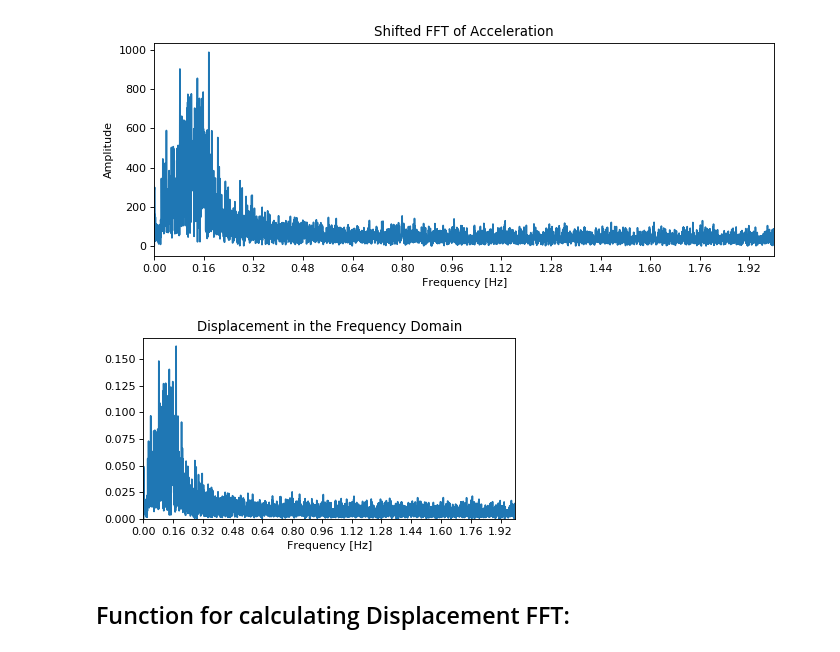
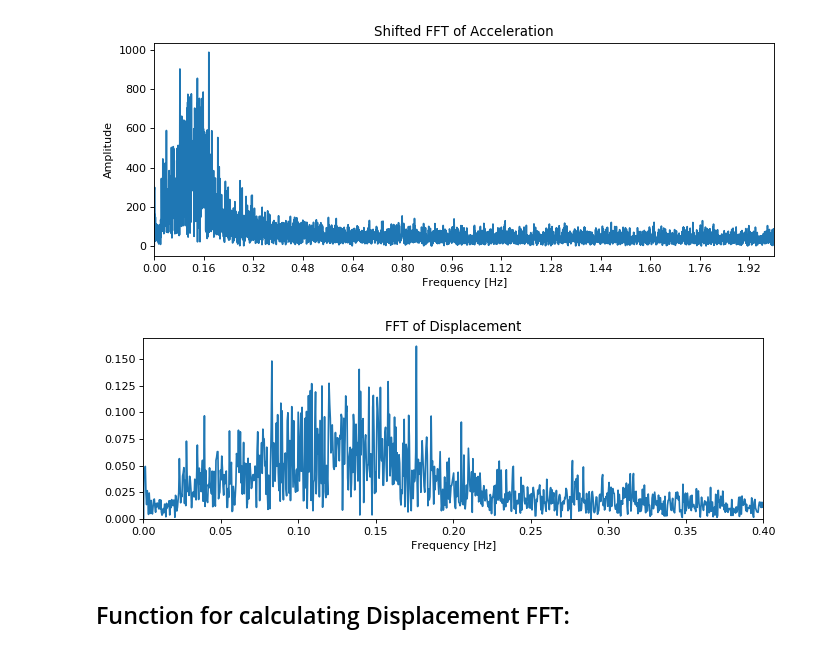
Before and after one commit to pjsimmon/E4E_Smartfin, a Jupyter notebook: PSD_FM_OceanData1.ipynb, the cells around one changed output. Saved outputs shown, nothing was run; the diff lists cells and outputs as text; code cells hidden in the pictures.

Commit message:
Fixing graphs

```diff
--- a/PSD_FM_OceanData1.ipynb
+++ b/PSD_FM_OceanData1.ipynb
@@ -565,34 +565,34 @@ plt.show()
 # %%
 #Now, multiply the accelerations by 1/w^2 to get the displacement in the frequency domain:
 f = 0.16
 
 w = 2*np.pi*f
 omega = 1/w**2
 
 disp1_normal = []
 
 for a in fft_acc1_normal:
     new_a = a*omega
     disp1_normal.append(new_a)
 
 #So now new_list should have the new values,
 #representing displacement in the frequency domain.
-fig = plt.figure(num=None, figsize=(6,3), dpi=80, facecolor='w', edgecolor='k')
+fig = plt.figure(num=None, figsize=(10,3), dpi=80, facecolor='w', edgecolor='k')
 
 # Returns the Axes instance
 ax = fig.add_subplot(111)
 
 
 ax.plot(freq_acc1_shifted, disp1_normal)
-ax.set_title("Displacement in the Frequency Domain")
+ax.set_title("FFT of Displacement")
 ax.set_xlabel('Frequency [Hz]')
-plt.xlim(0,2)
+plt.xlim(0,0.4)
 plt.ylim(0,)
-plt.xticks(np.arange(0,2, step=.16))
+#plt.xticks(np.arange(0,0.4, step=.16))
 
 plt.show()
 # %% [output]
-[figure, old version]
+[figure, new version]
 # %% [markdown]
 ## Function for calculating Displacement FFT:
 # %%
```
Also changed, not shown: parts of 6 cells of this notebook, 1 other file.
